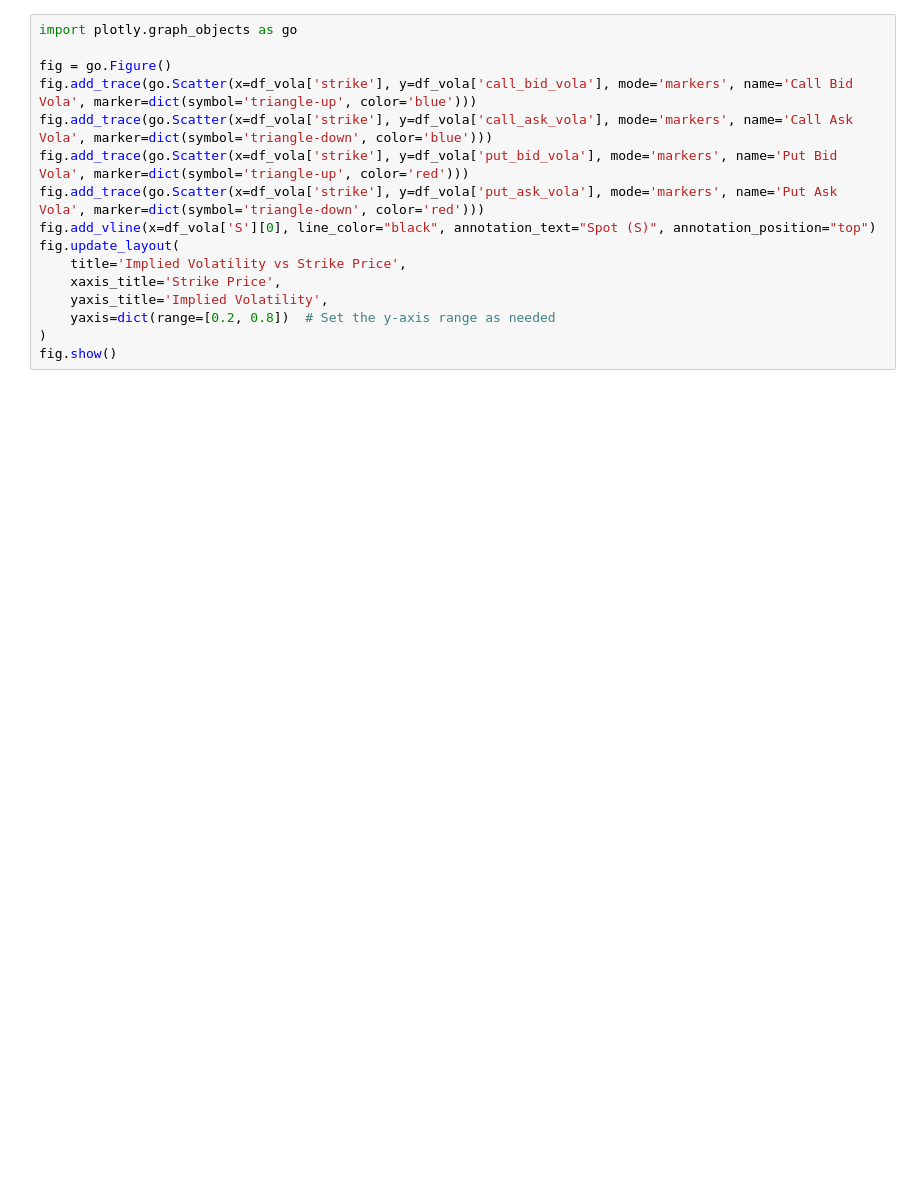
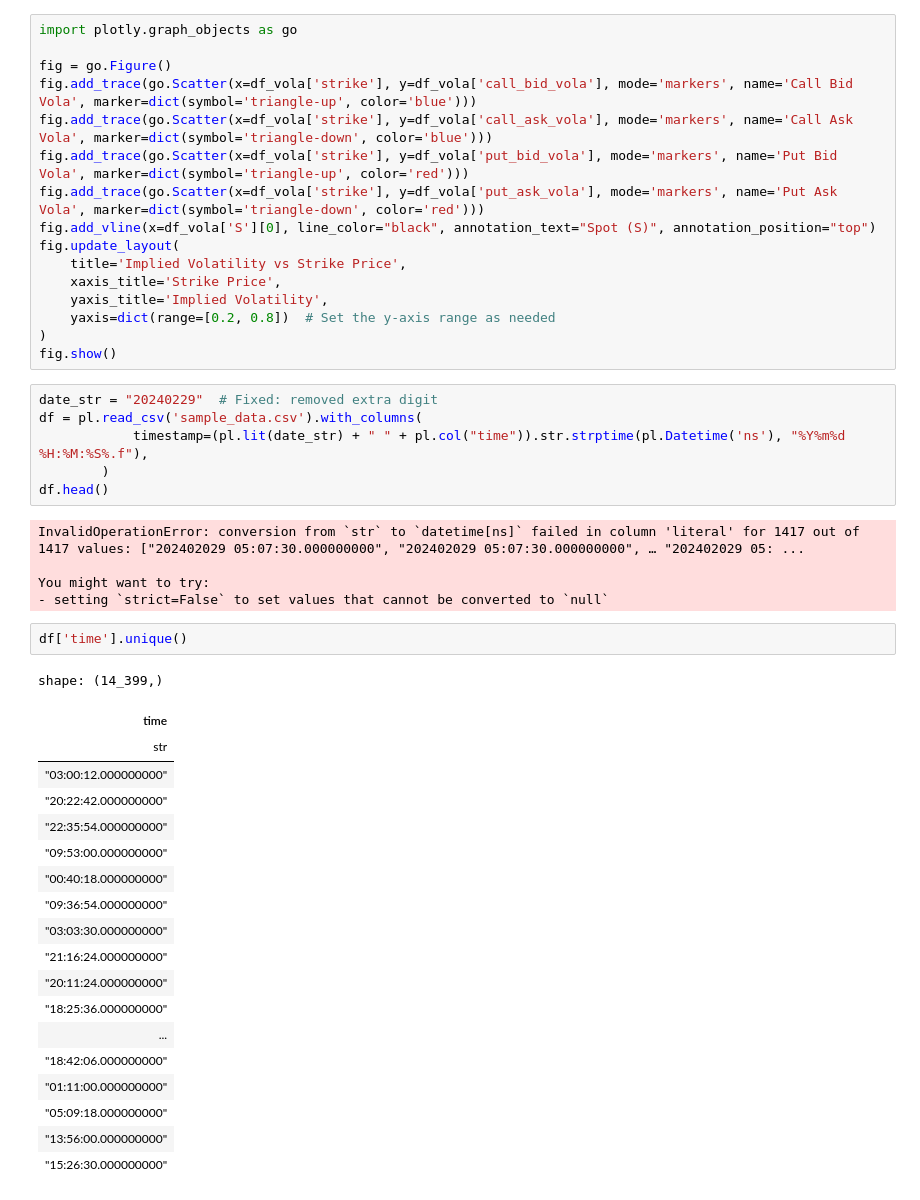
Before and after one commit to hertzC/Baseoffset-and-Volatility-Fitting-Manager, a Jupyter notebook: notebooks/snaity_checker.ipynb, the cells around one changed output. Cells and saved outputs as stored; diff of their text form; blank space fills up the shorter version.

```diff
--- a/notebooks/snaity_checker.ipynb
+++ b/notebooks/snaity_checker.ipynb
@@ -266,3 +233,36 @@ fig.update_layout(
     yaxis=dict(range=[0.2, 0.8])  # Set the y-axis range as needed
 )
 fig.show()
+# %%
+date_str = "20240229"  # Fixed: removed extra digit
+df = pl.read_csv('sample_data.csv').with_columns(
+            timestamp=(pl.lit(date_str) + " " + pl.col("time")).str.strptime(pl.Datetime('ns'), "%Y%m%d %H:%M:%S%.f"),
+        )
+df.head()
+# %% [output]
+InvalidOperationError: conversion from `str` to `datetime[ns]` failed in column 'literal' for 1417 out of 1417 values: ["202402029 05:07:30.000000000", "202402029 05:07:30.000000000", … "202402029 05: ...
+
+You might want to try:
+- setting `strict=False` to set values that cannot be converted to `null`
+# %%
+df['time'].unique()
+# %% [output]
+shape: (14_399,)
+| time |
+| str |
+| "03:00:12.000000000" |
+| "20:22:42.000000000" |
+| "22:35:54.000000000" |
+| "09:53:00.000000000" |
+| "00:40:18.000000000" |
+| "09:36:54.000000000" |
+| "03:03:30.000000000" |
+| "21:16:24.000000000" |
+| "20:11:24.000000000" |
+| "18:25:36.000000000" |
+| ... |
+| "18:42:06.000000000" |
+| "01:11:00.000000000" |
+| "05:09:18.000000000" |
+| "13:56:00.000000000" |
+| "15:26:30.000000000" |
```
Also changed, not shown: parts of 4 cells of this notebook, 12 other files.
